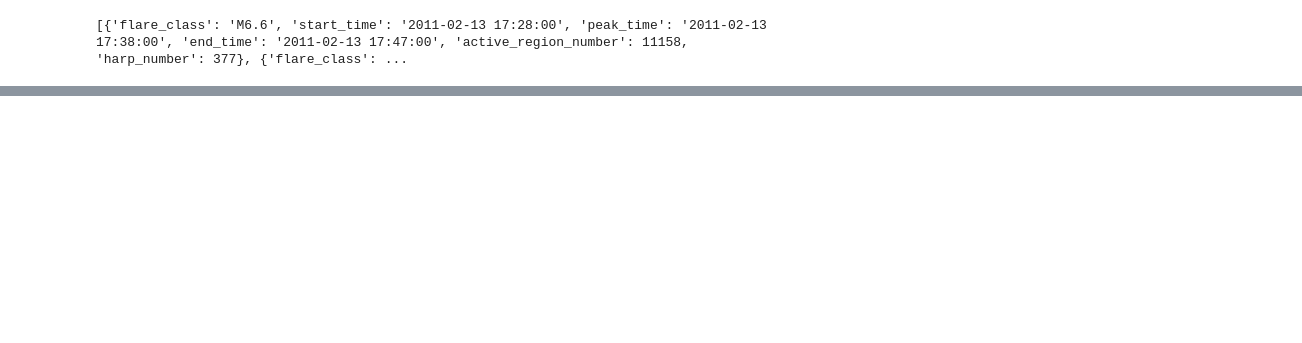
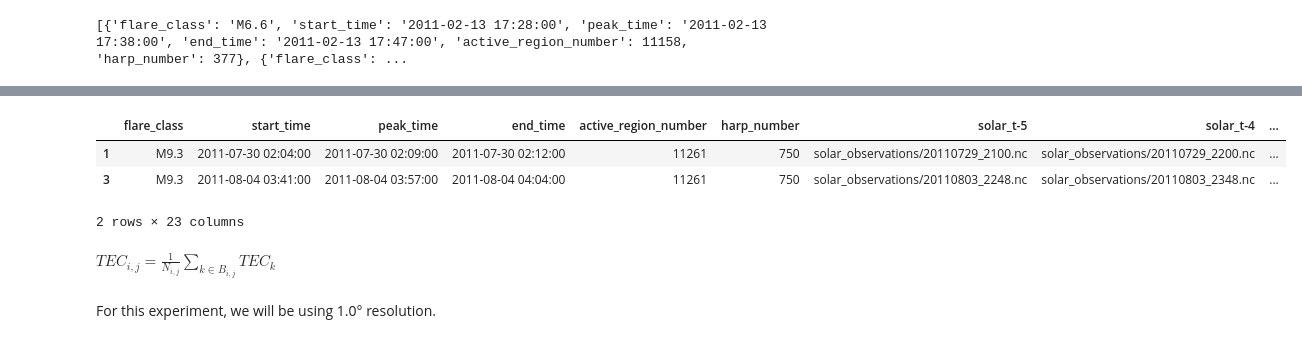
Before and after one commit to AmritM1015/surya-tec-forecasting, a Jupyter notebook: tec_solar_observations.ipynb, the cells around one changed output, grey strips where cells are left out. Drawn from its saved outputs; the diff is of its cells as text; code cells hidden in the pictures; blank space fills up the shorter version.

```diff
--- a/tec_solar_observations.ipynb
+++ b/tec_solar_observations.ipynb
@@ -989,0 +1010,34 @@ print(selected_flares)
+# %%
+for idx, flare in flare_df.iterrows():
+    peak_time = pd.Timestamp(flare["peak_time"])
+
+    # Match existing solar observations to solar_t5 and solar_t4
+    for offset in [-5,-4]:
+        target_time = peak_time + pd.Timedelta(hours=offset)
+
+        closest_file = min(
+            solar_times,
+            key=lambda path: abs(solar_times[path] - target_time)
+        )
+
+        flare_df.at[idx, f"solar_t{offset:+d}"] = str(closest_file)
+
+    # Match existing TEC maps to the seven target timestamps
+    for offset in range(-3, 4):
+        col = f"tec_t{offset:+d}"
+        target_time = peak_time + pd.Timedelta(hours=offset)
+
+        closest_file = min(
+            tec_times,
+            key=lambda path: abs(tec_times[path] - target_time)
+        )
+
+        flare_df.at[idx, col] = str(closest_file)
+
+        tec_time = tec_times[closest_file]
+
+        flare_df.at[idx, f"{col}_hdf5"] = str(
+            hdf5_by_date.get(tec_time.date(), "")
+        )
+
+flare_df.to_csv("flare_manifest.csv", index=False)
@@ -989,0 +1371,2 @@ print(selected_flares)
+# %%
+dataset = FlareDataset("flare_manifest.csv")
@@ -989,0 +1407,12 @@ print(selected_flares)
+# %%
+# Inspect Flares according to class
+dataset.get_flares_by_class("M9.3")
+# %% [output]
+|  | flare_class | start_time | peak_time | end_time | active_region_number | harp_number | solar_t-5 | solar_t-4 | ... |
+| 1 | M9.3 | 2011-07-30 02:04:00 | 2011-07-30 02:09:00 | 2011-07-30 02:12:00 | 11261 | 750 | solar_observations/20110729_2100.nc | solar_observations/20110729_2200.nc | ... |
+| 3 | M9.3 | 2011-08-04 03:41:00 | 2011-08-04 03:57:00 | 2011-08-04 04:04:00 | 11261 | 750 | solar_observations/20110803_2248.nc | solar_observations/20110803_2348.nc | ... |
+2 rows × 23 columns
+# %% [markdown]
+$TEC_{i,j} = \frac{1}{N_{i,j}}\sum_{k\in{B_{i,j}}}{TEC_k}$
+# %% [markdown]
+For this experiment, we will be using 1.0° resolution.
```
Also changed, not shown: parts of 18 cells of this notebook, 1 other file.
